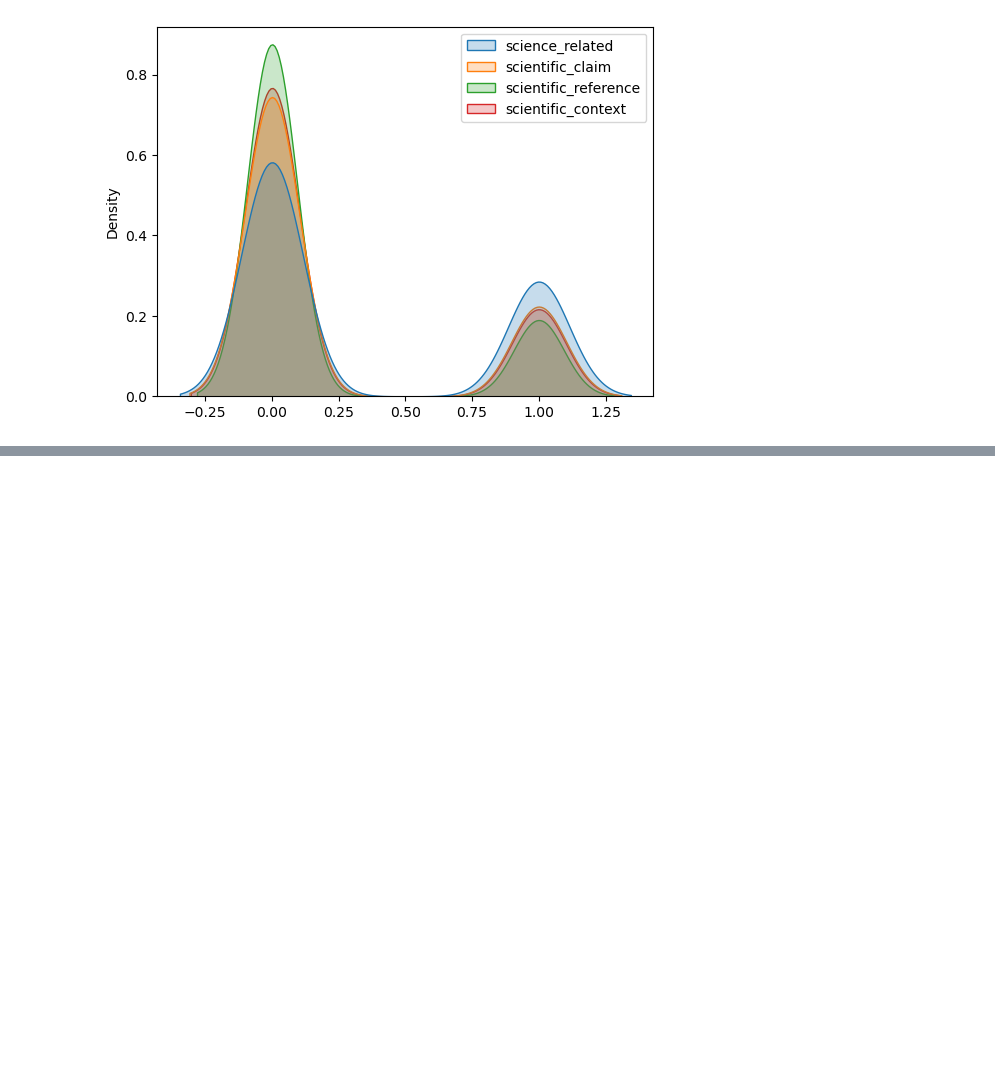
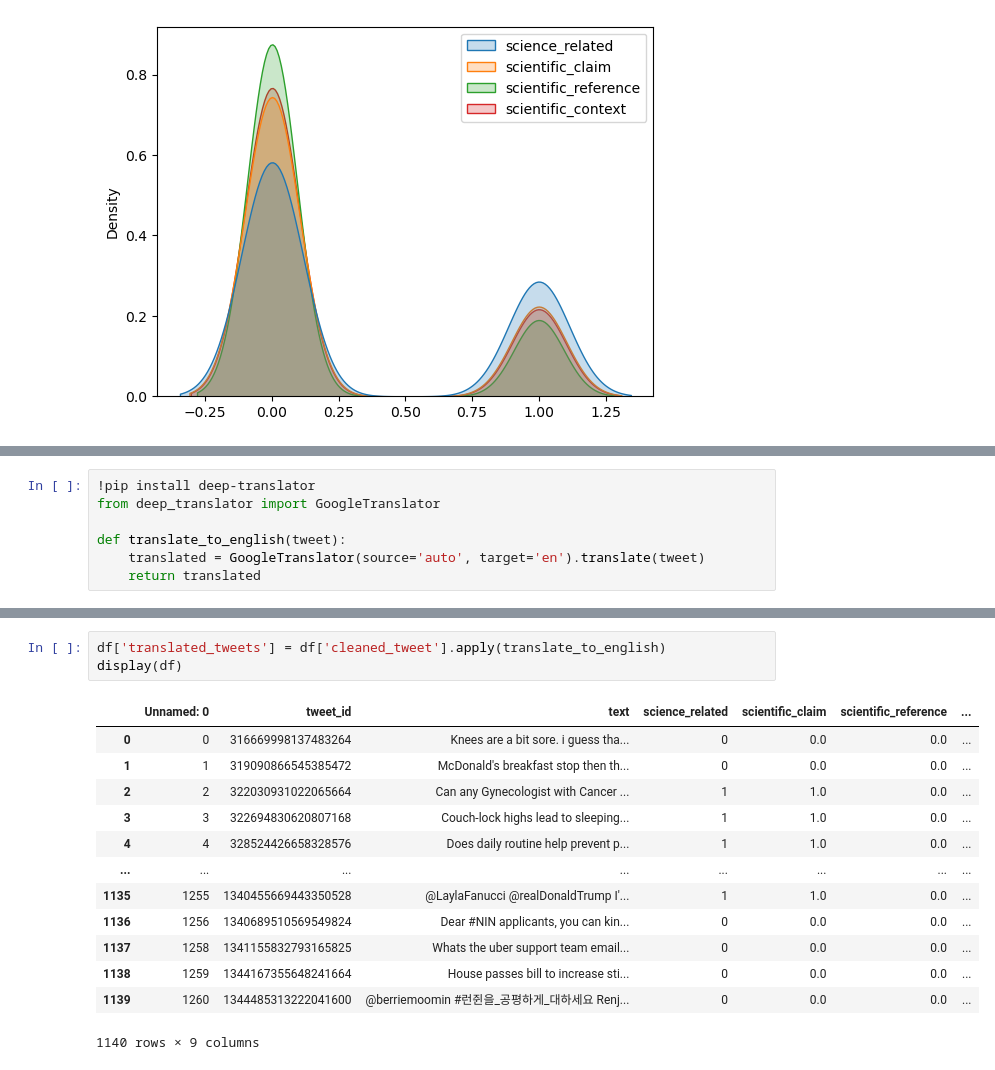
Before and after one commit to Kinadim/ML_projet, a Jupyter notebook: ML_PROJET.ipynb, the cells around one changed output, grey strips where cells are left out. Cells and saved outputs as stored; diff of their text form; blank space fills up the shorter version.

```diff
--- a/ML_PROJET.ipynb
+++ b/ML_PROJET.ipynb
@@ -128,0 +146,7 @@ LookupError:
+# %%
+!pip install deep-translator
+from deep_translator import GoogleTranslator
+
+def translate_to_english(tweet):
+    translated = GoogleTranslator(source='auto', target='en').translate(tweet)
+    return translated
@@ -128,0 +162,17 @@ LookupError:
+# %%
+df['translated_tweets'] = df['cleaned_tweet'].apply(translate_to_english)
+display(df)
+# %% [output]
+|  | Unnamed: 0 | tweet_id | text | science_related | scientific_claim | scientific_reference | ... |
+| 0 | 0 | 316669998137483264 | Knees are a bit sore. i guess tha... | 0 | 0.0 | 0.0 | ... |
+| 1 | 1 | 319090866545385472 | McDonald's breakfast stop then th... | 0 | 0.0 | 0.0 | ... |
+| 2 | 2 | 322030931022065664 | Can any Gynecologist with Cancer ... | 1 | 1.0 | 0.0 | ... |
+| 3 | 3 | 322694830620807168 | Couch-lock highs lead to sleeping... | 1 | 1.0 | 0.0 | ... |
+| 4 | 4 | 328524426658328576 | Does daily routine help prevent p... | 1 | 1.0 | 0.0 | ... |
+| ... | ... | ... | ... | ... | ... | ... | ... |
+| 1135 | 1255 | 1340455669443350528 | @LaylaFanucci @realDonaldTrump I'... | 1 | 1.0 | 0.0 | ... |
+| 1136 | 1256 | 1340689510569549824 | Dear #NIN applicants, you can kin... | 0 | 0.0 | 0.0 | ... |
+| 1137 | 1258 | 1341155832793165825 | Whats the uber support team email... | 0 | 0.0 | 0.0 | ... |
+| 1138 | 1259 | 1344167355648241664 | House passes bill to increase sti... | 0 | 0.0 | 0.0 | ... |
+| 1139 | 1260 | 1344485313222041600 | @berriemoomin #런쥔을_공평하게_대하세요 Renj... | 0 | 0.0 | 0.0 | ... |
+1140 rows × 9 columns
```
Also changed, not shown: parts of 4 cells of this notebook.
